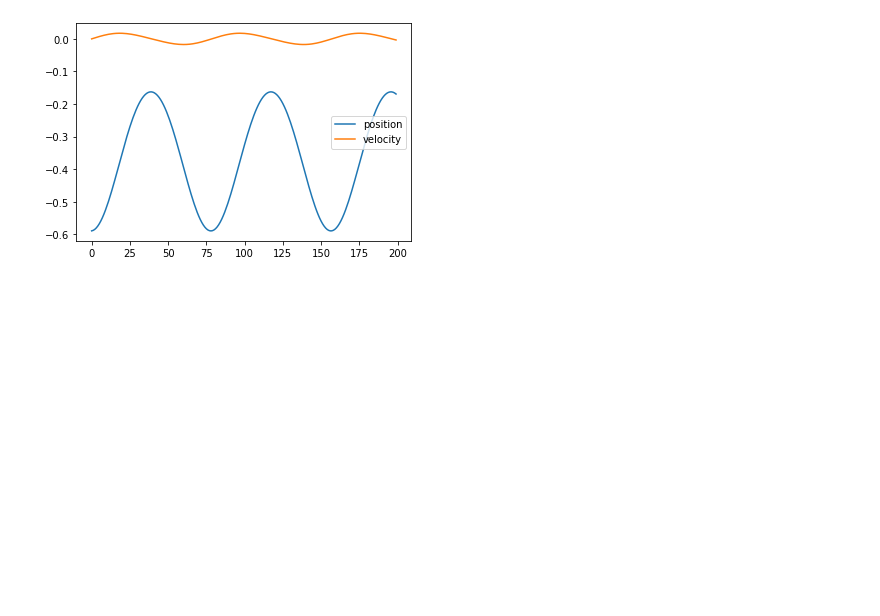
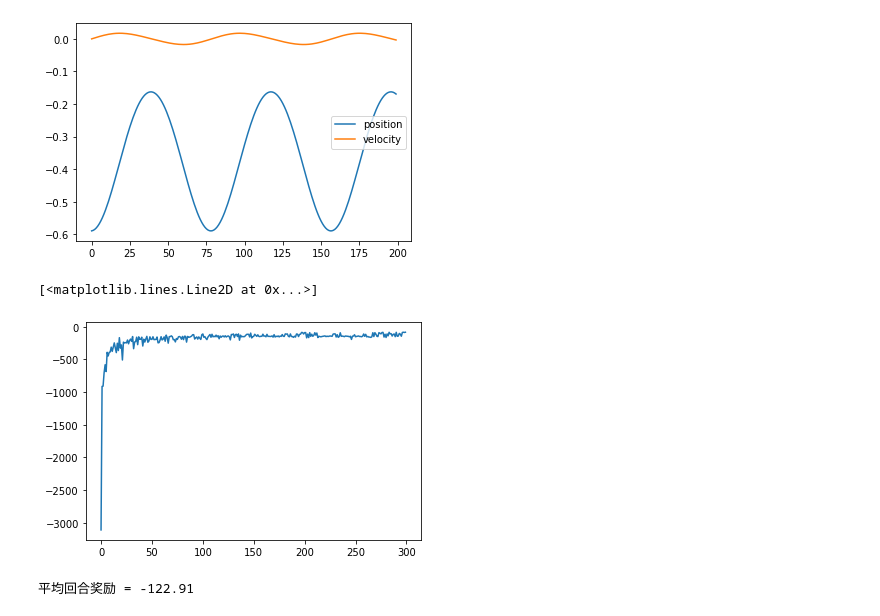
Before and after one commit to quqixun/RL-Python-Pytorch, a Jupyter notebook: Chapter6-函数近似方法/6.5-案例：小车上山.ipynb, the cells around one changed output. Cells and saved outputs as stored; diff of their text form; code cells hidden in the pictures; blank space fills up the shorter version.

```diff
--- a/Chapter6-函数近似方法/6.5-案例：小车上山.ipynb
+++ b/Chapter6-函数近似方法/6.5-案例：小车上山.ipynb
@@ -132,0 +173,22 @@ def play_qlearning(env, agent, train=False, render=False):
+# %%
+# 训练SARSA算法
+
+agent = SARSAAgent(env)
+
+episodes = 300
+episode_rewards = []
+for episode in tqdm(range(episodes)):
+    episode_reward = play_sarsa(env, agent, train=True)
+    episode_rewards.append(episode_reward)
+plt.plot(episode_rewards)
+# %% [output]
+[<matplotlib.lines.Line2D at 0x...>]
+[figure, added]
+# %%
+# 测试SARSA算法
+
+agent.epsilon = 0.0
+episode_rewards = [play_sarsa(env, agent) for _ in range(100)]
+print('平均回合奖励 = {} '.format(np.mean(episode_rewards)))
+# %% [output]
+平均回合奖励 = -122.91
```
Also changed, not shown: parts of 5 cells of this notebook.
